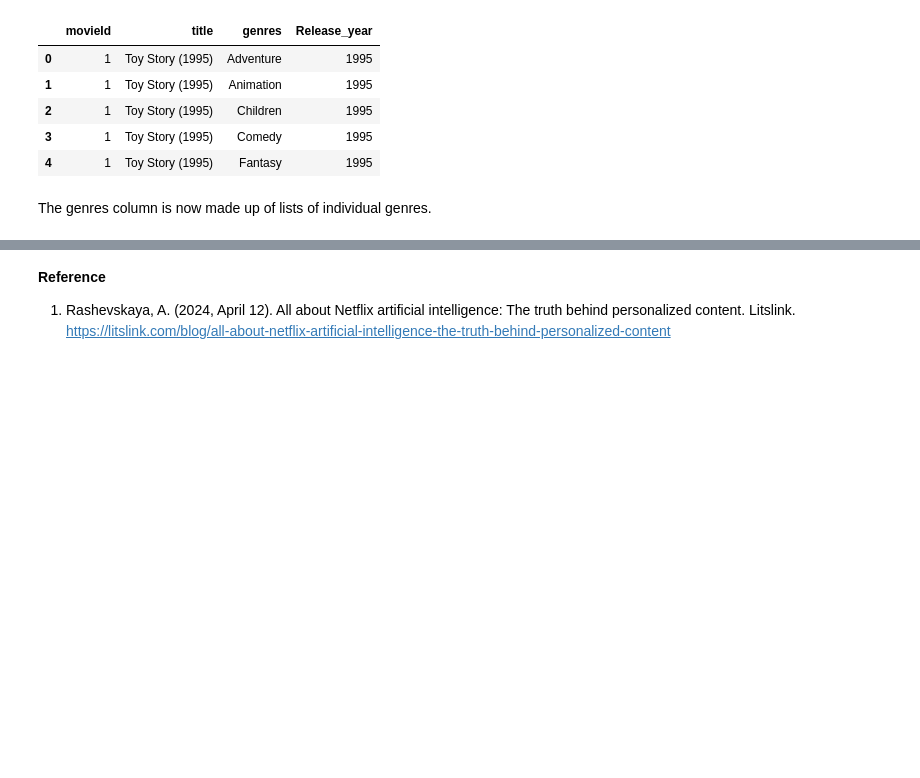
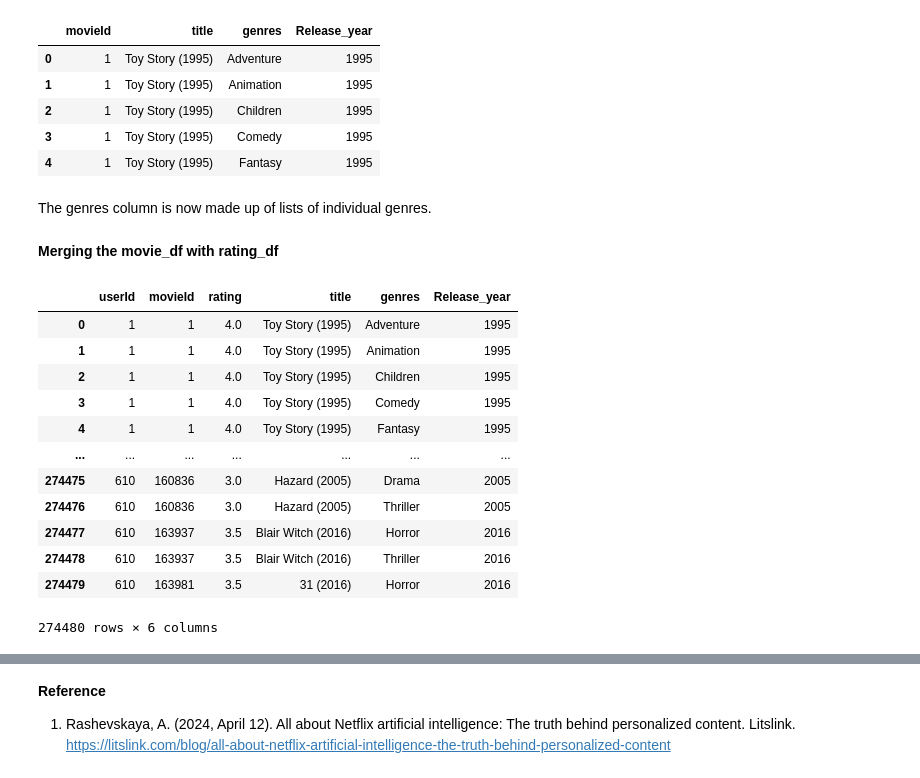
Before and after one commit to Winnykinyumu/A-movie-Recommendation-System-MovieLens-Data, a Jupyter notebook: Movie recommendation project/Movie RecSys.ipynb, the cells around one changed output, grey strips where cells are left out. Cells and saved outputs as stored; diff of their text form; code cells hidden in the pictures; blank space fills up the shorter version.

```diff
--- a/Movie recommendation project/Movie RecSys.ipynb
+++ b/Movie recommendation project/Movie RecSys.ipynb
@@ -294,10 +275,10 @@ Let's seperate these combinations into individual genres and get more granular d
 movie_df['genres'] = movie_df['genres'].str.split('|')
 
 # create a new Exploded dataframe with the list of genres into individual rows
-movie_df_exploded = movie_df.explode('genres').reset_index(drop=True)
+movie_df= movie_df.explode('genres').reset_index(drop=True)
 
 
-movie_df_exploded.head()
+movie_df.head()
 # %% [output]
 |  | movieId | title | genres | Release_year |
 | 0 | 1 | Toy Story (1995) | Adventure | 1995 |
@@ -307,3 +288,22 @@ movie_df_exploded.head()
 | 4 | 1 | Toy Story (1995) | Fantasy | 1995 |
 # %% [markdown]
 The genres column is now made up of lists of individual genres.
+# %% [markdown]
+**Merging the movie_df with rating_df**
+# %%
+merged_df=pd.merge(rating_df,movie_df, on='movieId')
+merged_df
+# %% [output]
+|  | userId | movieId | rating | title | genres | Release_year |
+| 0 | 1 | 1 | 4.0 | Toy Story (1995) | Adventure | 1995 |
+| 1 | 1 | 1 | 4.0 | Toy Story (1995) | Animation | 1995 |
+| 2 | 1 | 1 | 4.0 | Toy Story (1995) | Children | 1995 |
+| 3 | 1 | 1 | 4.0 | Toy Story (1995) | Comedy | 1995 |
+| 4 | 1 | 1 | 4.0 | Toy Story (1995) | Fantasy | 1995 |
+| ... | ... | ... | ... | ... | ... | ... |
+| 274475 | 610 | 160836 | 3.0 | Hazard (2005) | Drama | 2005 |
+| 274476 | 610 | 160836 | 3.0 | Hazard (2005) | Thriller | 2005 |
+| 274477 | 610 | 163937 | 3.5 | Blair Witch (2016) | Horror | 2016 |
+| 274478 | 610 | 163937 | 3.5 | Blair Witch (2016) | Thriller | 2016 |
+| 274479 | 610 | 163981 | 3.5 | 31 (2016) | Horror | 2016 |
+274480 rows × 6 columns
```
Also changed, not shown: parts of 9 cells of this notebook.
